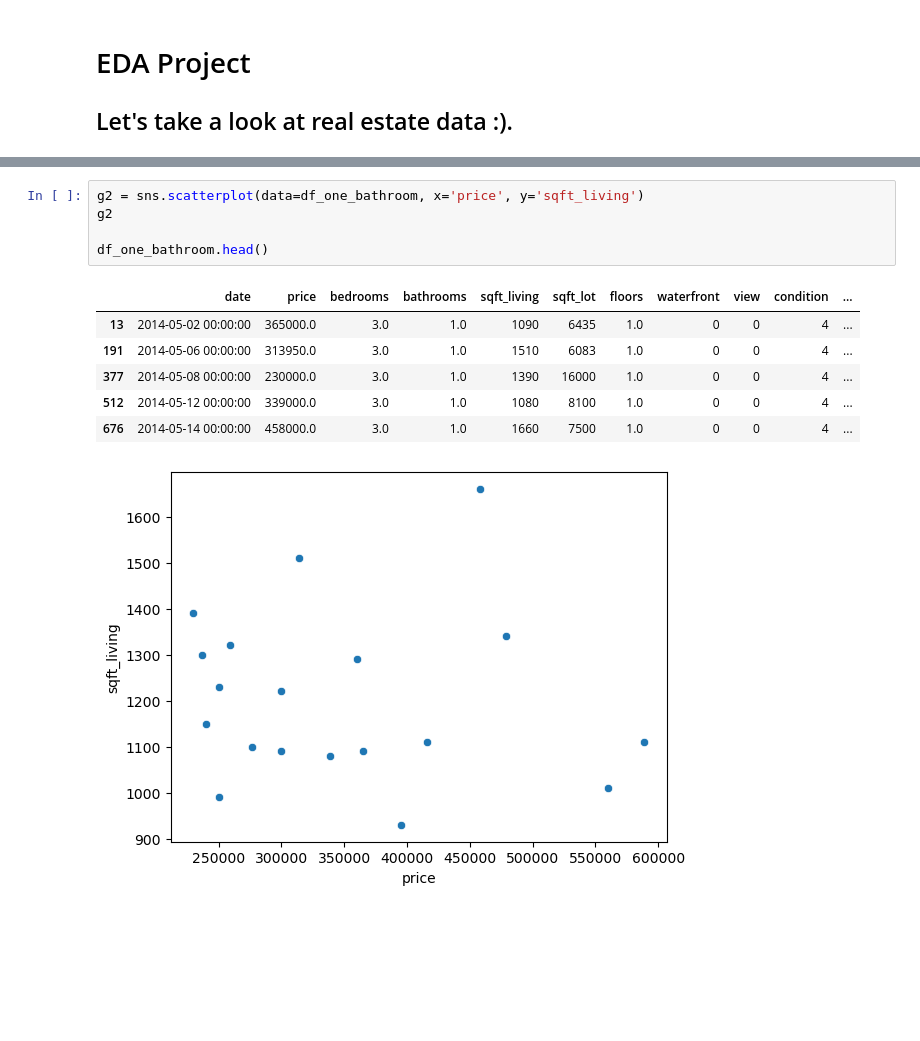
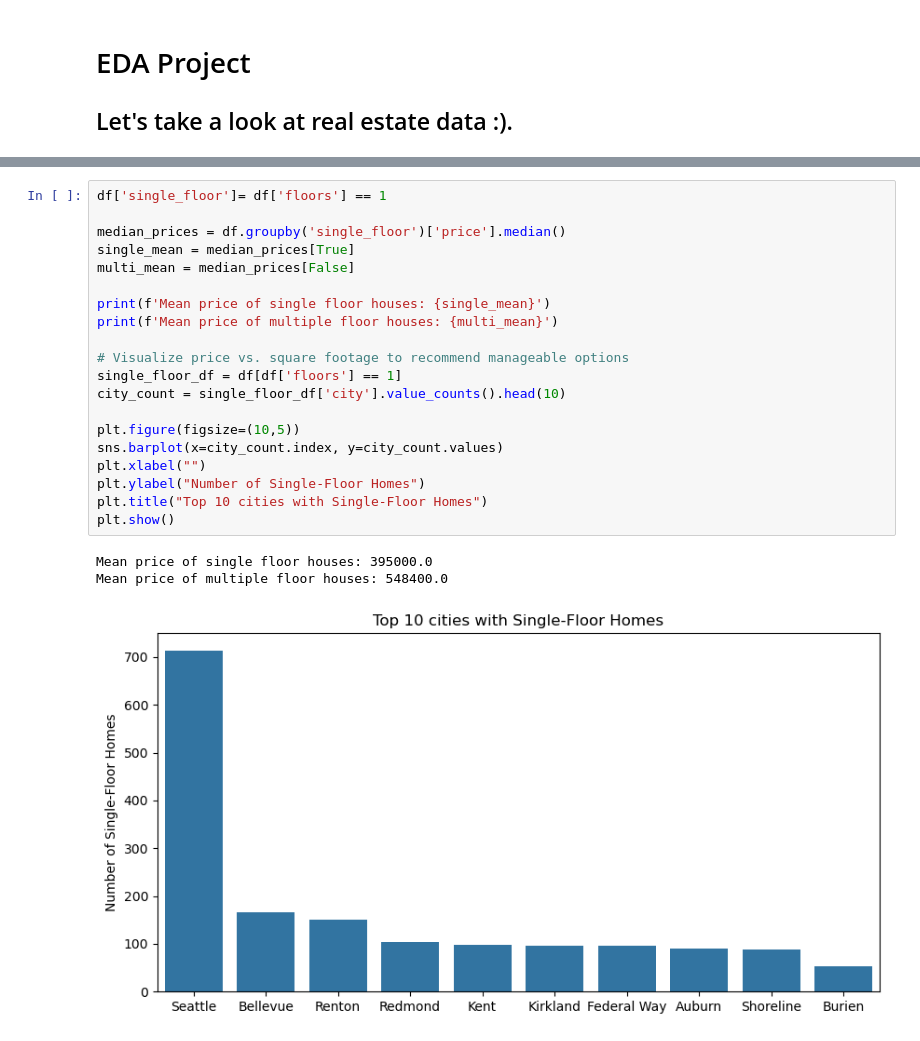
Before and after one commit to hcirne/t4inf1601-scientific_programming, a Jupyter notebook: eda-project-real-estate/real-estate.ipynb, the cells around one changed output, grey strips where cells are left out. Cells and saved outputs as stored; diff of their text form; blank space fills up the shorter version.

```diff
--- a/eda-project-real-estate/real-estate.ipynb
+++ b/eda-project-real-estate/real-estate.ipynb
@@ -54,13 +39,24 @@ g1
-# %%
-g2 = sns.scatterplot(data=df_one_bathroom, x='price', y='sqft_living')
-g2
-
-df_one_bathroom.head()
-# %% [output]
-|  | date | price | bedrooms | bathrooms | sqft_living | sqft_lot | floors | waterfront | view | condition | ... |
-| 13 | 2014-05-02 00:00:00 | 365000.0 | 3.0 | 1.0 | 1090 | 6435 | 1.0 | 0 | 0 | 4 | ... |
-| 191 | 2014-05-06 00:00:00 | 313950.0 | 3.0 | 1.0 | 1510 | 6083 | 1.0 | 0 | 0 | 4 | ... |
-| 377 | 2014-05-08 00:00:00 | 230000.0 | 3.0 | 1.0 | 1390 | 16000 | 1.0 | 0 | 0 | 4 | ... |
-| 512 | 2014-05-12 00:00:00 | 339000.0 | 3.0 | 1.0 | 1080 | 8100 | 1.0 | 0 | 0 | 4 | ... |
-| 676 | 2014-05-14 00:00:00 | 458000.0 | 3.0 | 1.0 | 1660 | 7500 | 1.0 | 0 | 0 | 4 | ... |
-[figure, removed]
+# %%
+df['single_floor']= df['floors'] == 1
+
+median_prices = df.groupby('single_floor')['price'].median()
+single_mean = median_prices[True]
+multi_mean = median_prices[False]
+
+print(f'Mean price of single floor houses: {single_mean}')
+print(f'Mean price of multiple floor houses: {multi_mean}')
+
+# Visualize price vs. square footage to recommend manageable options
+single_floor_df = df[df['floors'] == 1]
+city_count = single_floor_df['city'].value_counts().head(10)
+
+plt.figure(figsize=(10,5))
+sns.barplot(x=city_count.index, y=city_count.values)
+plt.xlabel("")
+plt.ylabel("Number of Single-Floor Homes")
+plt.title("Top 10 cities with Single-Floor Homes")
+plt.show()
+# %% [output]
+Mean price of single floor houses: 395000.0
+Mean price of multiple floor houses: 548400.0
+[figure, added]
```
Also changed, not shown: parts of 13 cells of this notebook.
